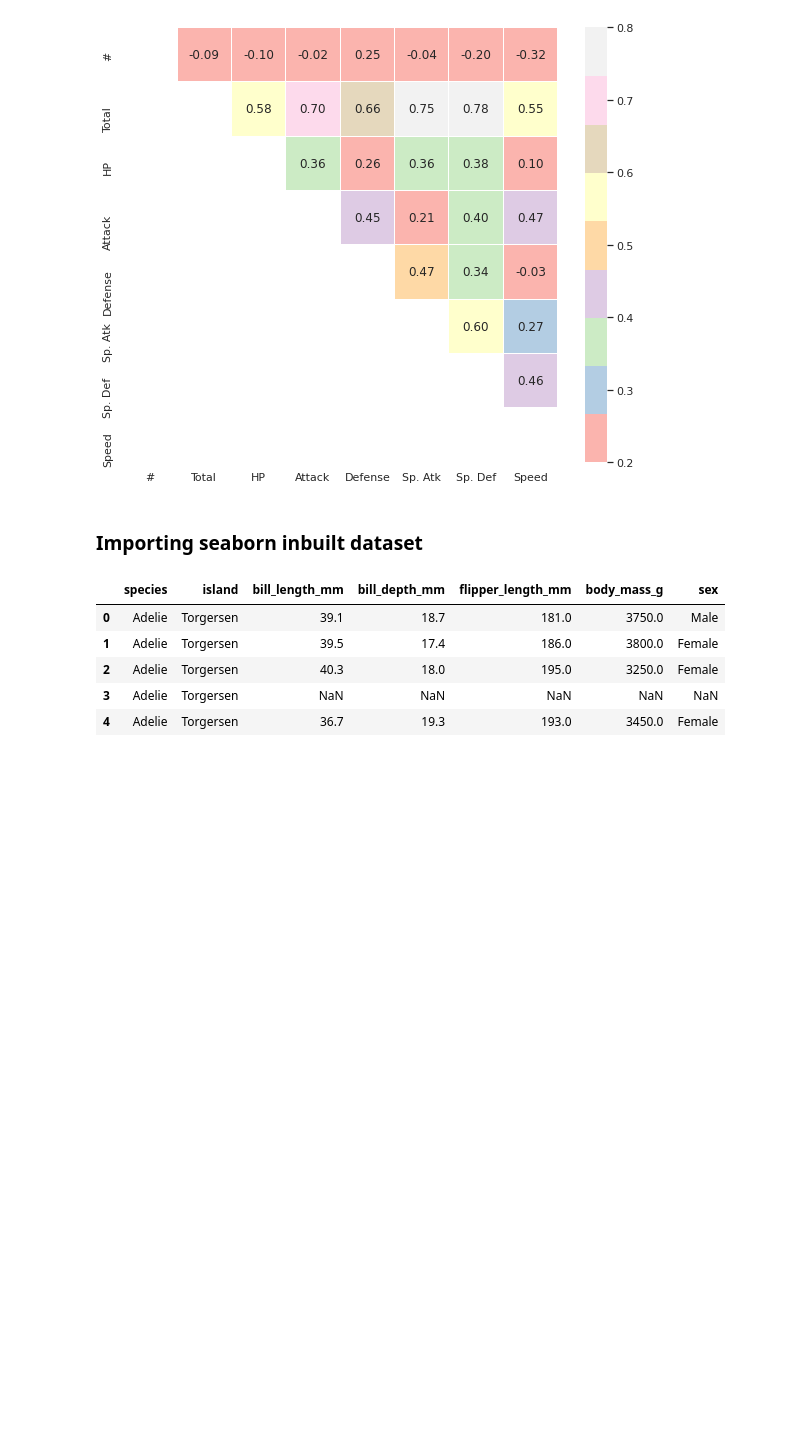
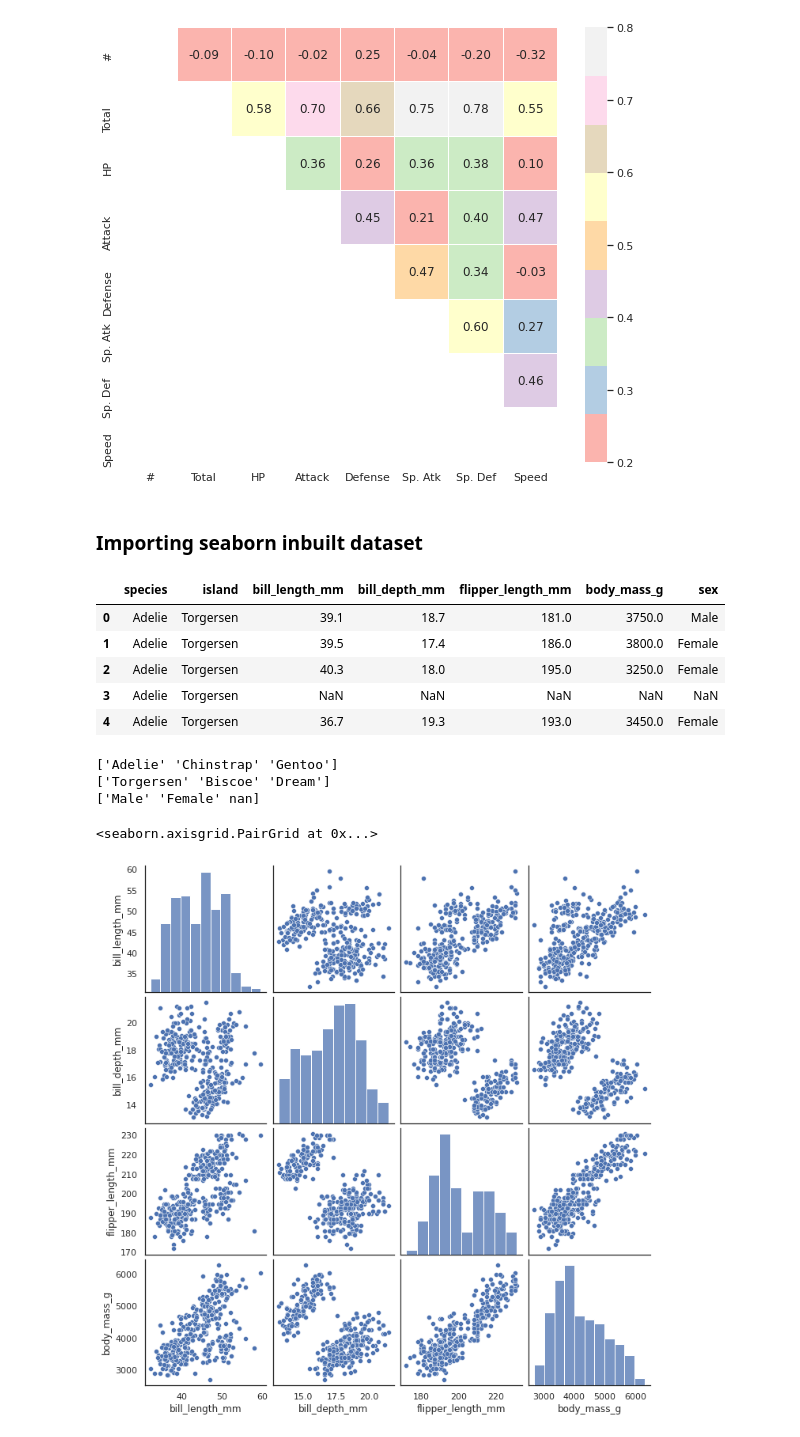
Before and after one commit to Sureshkrishh/Datascience-notes, a Jupyter notebook: 1. Python/012. Seaborn.ipynb, the cells around one changed output. Drawn from its saved outputs; the diff is of its cells as text; code cells hidden in the pictures; blank space fills up the shorter version.

```diff
--- a/1. Python/012. Seaborn.ipynb
+++ b/1. Python/012. Seaborn.ipynb
@@ -299,3 +299,16 @@ pn.head()
 | 2 | Adelie | Torgersen | 40.3 | 18.0 | 195.0 | 3250.0 | Female |
 | 3 | Adelie | Torgersen | NaN | NaN | NaN | NaN | NaN |
 | 4 | Adelie | Torgersen | 36.7 | 19.3 | 193.0 | 3450.0 | Female |
+# %%
+print(pn['species'].unique())
+print(pn['island'].unique())
+print(pn['sex'].unique())
+# %% [output]
+['Adelie' 'Chinstrap' 'Gentoo']
+['Torgersen' 'Biscoe' 'Dream']
+['Male' 'Female' nan]
+# %%
+sns.pairplot(pn)
+# %% [output]
+<seaborn.axisgrid.PairGrid at 0x...>
+[figure, added]
```
Also changed, not shown: parts of 3 cells of this notebook.
